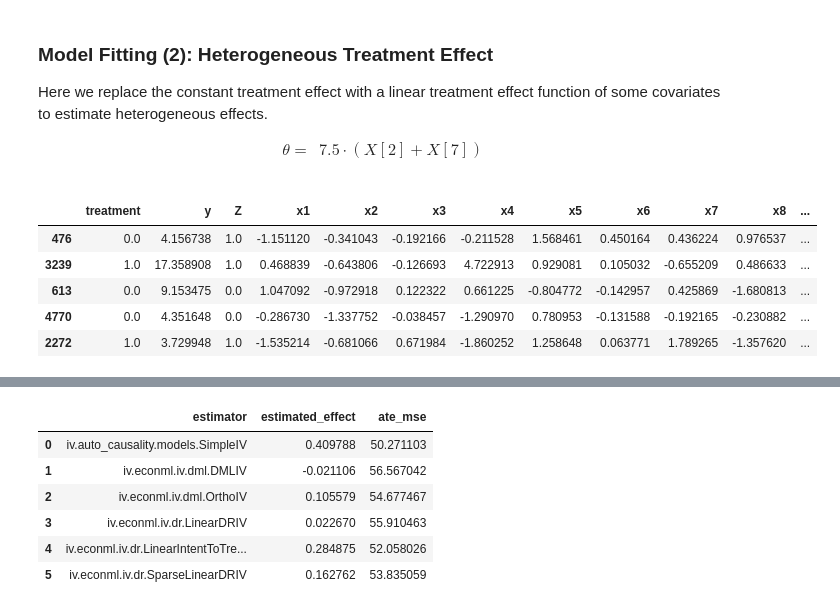
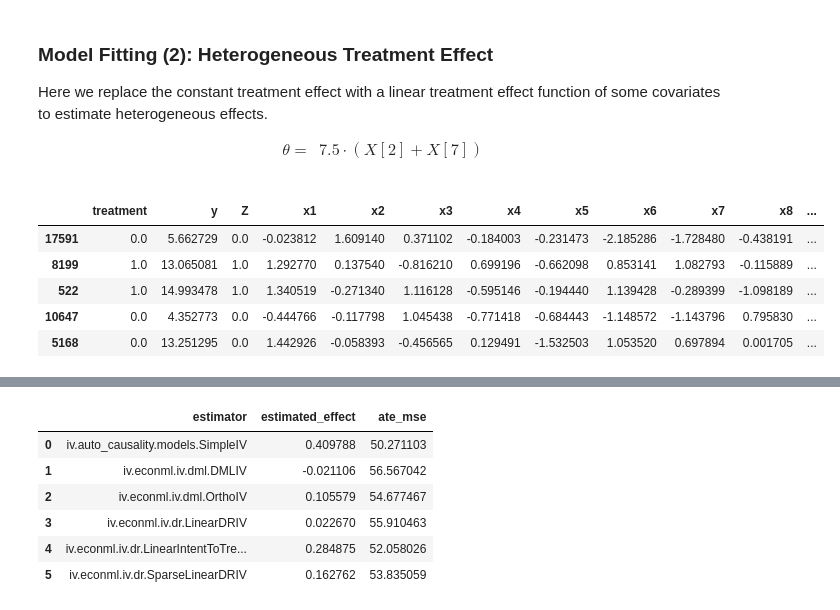
Before and after one commit to xaxazin/auto-causality, a Jupyter notebook: notebooks/Comparing IV Estimators.ipynb, the cells around one changed output, grey strips where cells are left out. Saved outputs shown, nothing was run; the diff lists cells and outputs as text; code cells hidden in the pictures.

```diff
--- a/notebooks/Comparing IV Estimators.ipynb
+++ b/notebooks/Comparing IV Estimators.ipynb
@@ -85,7 +86,7 @@ TRUE_EFFECT = 7.5
 
 CONSTANT_EFFECT = lambda X: TRUE_EFFECT
 
-data = iv_dgp_econml(n=5000, p=15, true_effect=CONSTANT_EFFECT)
+data = iv_dgp_econml(n=20000, p=10, true_effect=CONSTANT_EFFECT)
 data_df, features_X, features_W = preprocess_dataset(
     data, treatment, targets, instruments
 )
@@ -115,7 +116,7 @@ ac_constant_te = AutoCausality(
     estimator_list=estimator_list,
     verbose=3,
     components_verbose=2,
-    components_time_budget=120,
+    components_time_budget=300,
     propensity_model="dummy",
 )
 
@@ -211,21 +256,20 @@ Here we replace the constant treatment effect with a linear treatment effect fun
 # %%
 LINEAR_EFFECT = lambda X: TRUE_EFFECT * (X[:, 2] + X[:, 7])
 
-data = iv_dgp_econml(n=5000, p=15, true_effect=LINEAR_EFFECT)
+synth_data = iv_dgp_econml(n=1000, p=10, true_effect=LINEAR_EFFECT)
 data_df, features_X, features_W = preprocess_dataset(
-    data, treatment, targets, instruments
+    synth_data, treatment, targets, instruments
 )
-outcome = targets[0]
-train_df, test_df = train_test_split(data_df, test_size=0.2)
+df_train, df_test = train_test_split(data_df, test_size=0.2)
 
-Xtest_linear_te = test_df[features_X]
+Xtest_le = data_df[features_X]
 train_df.head()
 # %% [output]
 |  | treatment | y | Z | x1 | x2 | x3 | x4 | x5 | x6 | x7 | x8 | ... |
-| 476 | 0.0 | 4.156738 | 1.0 | -1.151120 | -0.341043 | -0.192166 | -0.211528 | 1.568461 | 0.450164 | 0.436224 | 0.976537 | ... |
-| 3239 | 1.0 | 17.358908 | 1.0 | 0.468839 | -0.643806 | -0.126693 | 4.722913 | 0.929081 | 0.105032 | -0.655209 | 0.486633 | ... |
-| 613 | 0.0 | 9.153475 | 0.0 | 1.047092 | -0.972918 | 0.122322 | 0.661225 | -0.804772 | -0.142957 | 0.425869 | -1.680813 | ... |
-| 4770 | 0.0 | 4.351648 | 0.0 | -0.286730 | -1.337752 | -0.038457 | -1.290970 | 0.780953 | -0.131588 | -0.192165 | -0.230882 | ... |
-| 2272 | 1.0 | 3.729948 | 1.0 | -1.535214 | -0.681066 | 0.671984 | -1.860252 | 1.258648 | 0.063771 | 1.789265 | -1.357620 | ... |
+| 17591 | 0.0 | 5.662729 | 0.0 | -0.023812 | 1.609140 | 0.371102 | -0.184003 | -0.231473 | -2.185286 | -1.728480 | -0.438191 | ... |
+| 8199 | 1.0 | 13.065081 | 1.0 | 1.292770 | 0.137540 | -0.816210 | 0.699196 | -0.662098 | 0.853141 | 1.082793 | -0.115889 | ... |
+| 522 | 1.0 | 14.993478 | 1.0 | 1.340519 | -0.271340 | 1.116128 | -0.595146 | -0.194440 | 1.139428 | -0.289399 | -1.098189 | ... |
+| 10647 | 0.0 | 4.352773 | 0.0 | -0.444766 | -0.117798 | 1.045438 | -0.771418 | -0.684443 | -1.148572 | -1.143796 | 0.795830 | ... |
+| 5168 | 0.0 | 13.251295 | 0.0 | 1.442926 | -0.058393 | -0.456565 | 0.129491 | -1.532503 | 1.053520 | 0.697894 | 0.001705 | ... |
 # %%
 ac_linear_te = AutoCausality(
```
Also changed, not shown: parts of 12 cells of this notebook, 1 other file.
